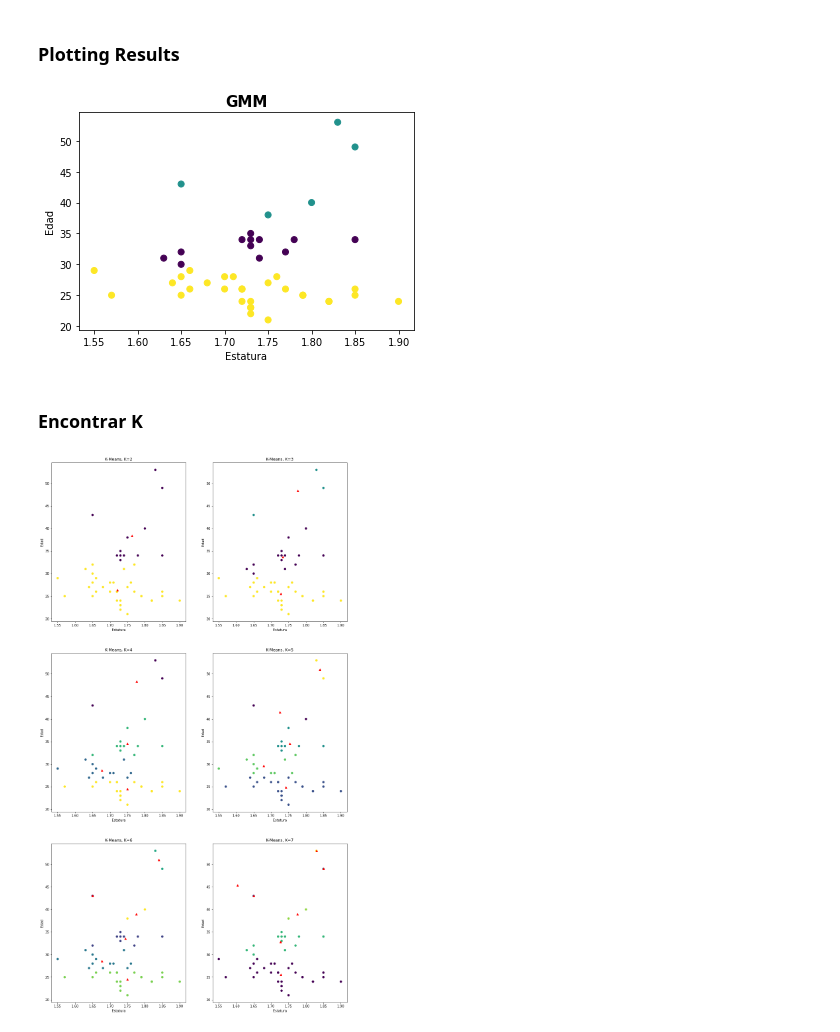
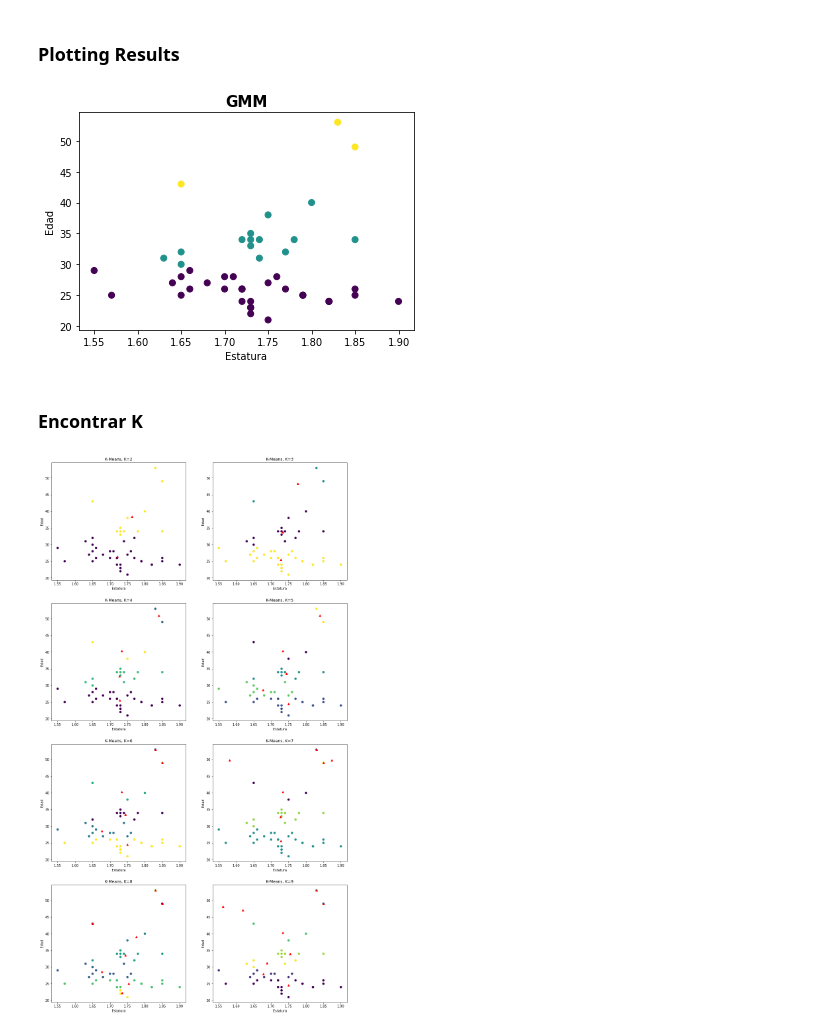
Before and after one commit to jarminett/Statistical_Learning_II, a Jupyter notebook: Practica01/Practica01_0710082.ipynb, the cells around one changed output. Drawn from its saved outputs; the diff is of its cells as text; code cells hidden in the pictures.

```diff
--- a/Practica01/Practica01_0710082.ipynb
+++ b/Practica01/Practica01_0710082.ipynb
@@ -47,7 +47,7 @@ from scipy.spatial import distance
 # %% [markdown]
 ### **Loading Data**
 # %%
-df = pd.read_csv("/content/data/normales.csv", names=["Estatura","Edad"], header=0)
+df = pd.read_csv("/content/normales.csv", names=["Estatura","Edad"], header=0)
 df.head(10)
 # %% [output]
 |  | Estatura | Edad |
@@ -168,5 +168,5 @@ training = df[["Estatura","Edad"]].to_numpy(dtype="float64")
 
 kmeans = KMeans(training,3)
 kmeans.fit()
-clusters = kmeans.predict(dataset_train)
+clusters = kmeans.predict(training)
 # %% [output]
@@ -216,30 +216,30 @@ plt.ylabel("Edad")
 plt.title("GMM", fontdict=font)
 plt.show()
 # %% [output]
-[figure, old version]
+[figure, new version]
 # %% [markdown]
 ### **Encontrar K**
 # %%
 kmeans_costs = list()
 f,axes = plt.subplots(5,2,sharex=False, figsize=(16,30))
 plot_number = 0
-for k in range(2,8):
-    kmeans = KMeans(dataset_train,k,False)
+for k in range(2,10):
+    kmeans = KMeans(training,k,False)
     kmeans.fit()
-    clusters = kmeans.predict(dataset_train)
+    clusters = kmeans.predict(training)
     kmeans_costs.append(kmeans.cost)
 
     plot_number += 1
-    plt.subplot(3,2, plot_number)
+    plt.subplot(4,2, plot_number)
     plt.scatter(df["Estatura"],df["Edad"],c=clusters)
     plt.scatter(kmeans.centroids[:,0],kmeans.centroids[:,1], marker='^', c='red', label="Centroides")
     plt.xlabel("Estatura")
     plt.ylabel("Edad")
     plt.title("K-Means, K="+str(k))
 
 plt.show()
 # %% [output]
-[figure, old version]
+[figure, new version]
 # %%
 
 
```
Also changed, not shown: parts of 11 cells of this notebook.
